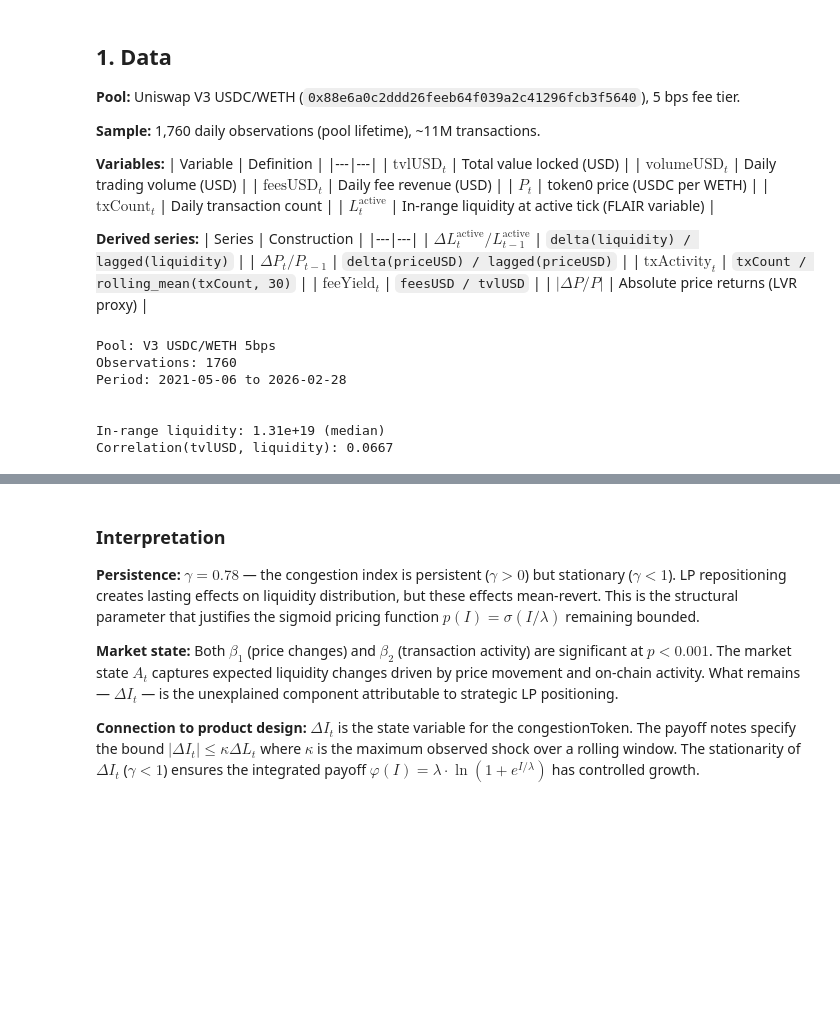
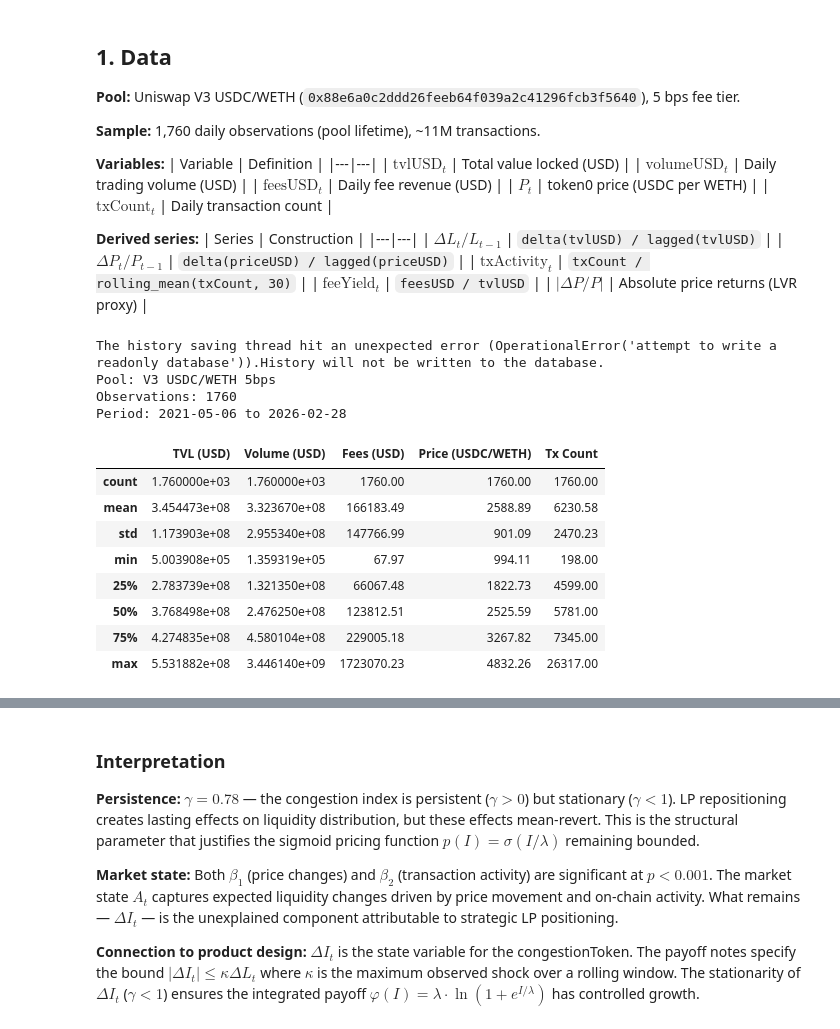
Before and after one commit to wvs-finance/ThetaSwap-research, a Jupyter notebook: notebooks/econometrics.ipynb, the cells around one changed output, grey strips where cells are left out. Saved outputs shown, nothing was run; the diff lists cells and outputs as text; code cells hidden in the pictures; blank space fills up the shorter version.

Commit message:
Revert "feat(econometrics): use in-range liquidity for congestion index (FLAIR-informed)"
This reverts commit 33cbc06a15a4df42ba0647a7fac32f7dbce551ba.

```diff
--- a/notebooks/econometrics.ipynb
+++ b/notebooks/econometrics.ipynb
@@ -45,12 +43,11 @@ $\Delta I_t$ is the state variable that drives the **congestionToken** sigmoid p
 | $\text{feesUSD}_t$ | Daily fee revenue (USD) |
 | $P_t$ | token0 price (USDC per WETH) |
 | $\text{txCount}_t$ | Daily transaction count |
-| $L^{\text{active}}_t$ | In-range liquidity at active tick (FLAIR variable) |
 
 **Derived series:**
 | Series | Construction |
 |---|---|
-| $\Delta L^{\text{active}}_t / L^{\text{active}}_{t-1}$ | `delta(liquidity) / lagged(liquidity)` |
+| $\Delta L_t / L_{t-1}$ | `delta(tvlUSD) / lagged(tvlUSD)` |
 | $\Delta P_t / P_{t-1}$ | `delta(priceUSD) / lagged(priceUSD)` |
 | $\text{txActivity}_t$ | `txCount / rolling_mean(txCount, 30)` |
 | $\text{feeYield}_t$ | `feesUSD / tvlUSD` |
@@ -67,7 +64,7 @@ import plotly.io as pio
 
 from data.DataHandler import (
     PoolEntryData, delta, tvlUSD, priceUSD, volumeUSD, feesUSD,
-    div, lagged, txCount, normalize, liquidity
+    div, lagged, txCount, normalize
 )
 from data.Econometrics import (
     LiquidityStateModel, AdverseCompetitionModel,
@@ -88,40 +85,43 @@ classic.layout = go.Layout(
         zeroline=True, zerolinecolor="#999999", zerolinewidth=0.8
     ),
     yaxis=dict(
         showgrid=True, gridcolor="#cccccc", gridwidth=0.5,
         linecolor="#1a1a1a", linewidth=1, mirror=True,
         zeroline=True, zerolinecolor="#999999", zerolinewidth=0.8
     ),
     colorway=["#1a1a1a", "#666666", "#999999", "#bbbbbb"],
 )
 pio.templates["classic"] = classic
 pio.templates.default = "classic"
 
 # ── Load data ───────────────────────────────────────────────────
 V3_USDC_WETH = "0x88e6a0c2ddd26feeb64f039a2c41296fcb3f5640"
 client = UniswapClient(v3())
 pool = PoolEntryData(V3_USDC_WETH, client=client)
 pool_data = pool(pool.lifetimeLen())
 
 # ── Summary statistics ──────────────────────────────────────────
 summary = pool_data[["tvlUSD", "volumeUSD", "feesUSD", "token0Price", "txCount"]].describe()
 summary.columns = ["TVL (USD)", "Volume (USD)", "Fees (USD)", "Price (USDC/WETH)", "Tx Count"]
 print(f"Pool: V3 USDC/WETH 5bps")
 print(f"Observations: {len(pool_data)}")
 print(f"Period: {pool_data.index[0].date()} to {pool_data.index[-1].date()}")
 print()
 summary.round(2)
-
-print(f"\nIn-range liquidity: {liquidity(pool_data).median():.2e} (median)")
-print(f"Correlation(tvlUSD, liquidity): {pool_data['tvlUSD'].corr(pool_data['liquidity']):.4f}")
 # %% [output]
+The history saving thread hit an unexpected error (OperationalError('attempt to write a readonly database')).History will not be written to the database.
 Pool: V3 USDC/WETH 5bps
 Observations: 1760
 Period: 2021-05-06 to 2026-02-28
-
-
-In-range liquidity: 1.31e+19 (median)
-Correlation(tvlUSD, liquidity): 0.0667
+|  | TVL (USD) | Volume (USD) | Fees (USD) | Price (USDC/WETH) | Tx Count |
+| count | 1.760000e+03 | 1.760000e+03 | 1760.00 | 1760.00 | 1760.00 |
+| mean | 3.454473e+08 | 3.323670e+08 | 166183.49 | 2588.89 | 6230.58 |
+| std | 1.173903e+08 | 2.955340e+08 | 147766.99 | 901.09 | 2470.23 |
+| min | 5.003908e+05 | 1.359319e+05 | 67.97 | 994.11 | 198.00 |
+| 25% | 2.783739e+08 | 1.321350e+08 | 66067.48 | 1822.73 | 4599.00 |
+| 50% | 3.768498e+08 | 2.476250e+08 | 123812.51 | 2525.59 | 5781.00 |
+| 75% | 4.274835e+08 | 4.580104e+08 | 229005.18 | 3267.82 | 7345.00 |
+| max | 5.531882e+08 | 3.446140e+09 | 1723070.23 | 4832.26 | 26317.00 |
 # %% [markdown]
 ## 2. Stage 1 — Congestion Index Extraction
 
```
Also changed, not shown: parts of 9 cells of this notebook.
